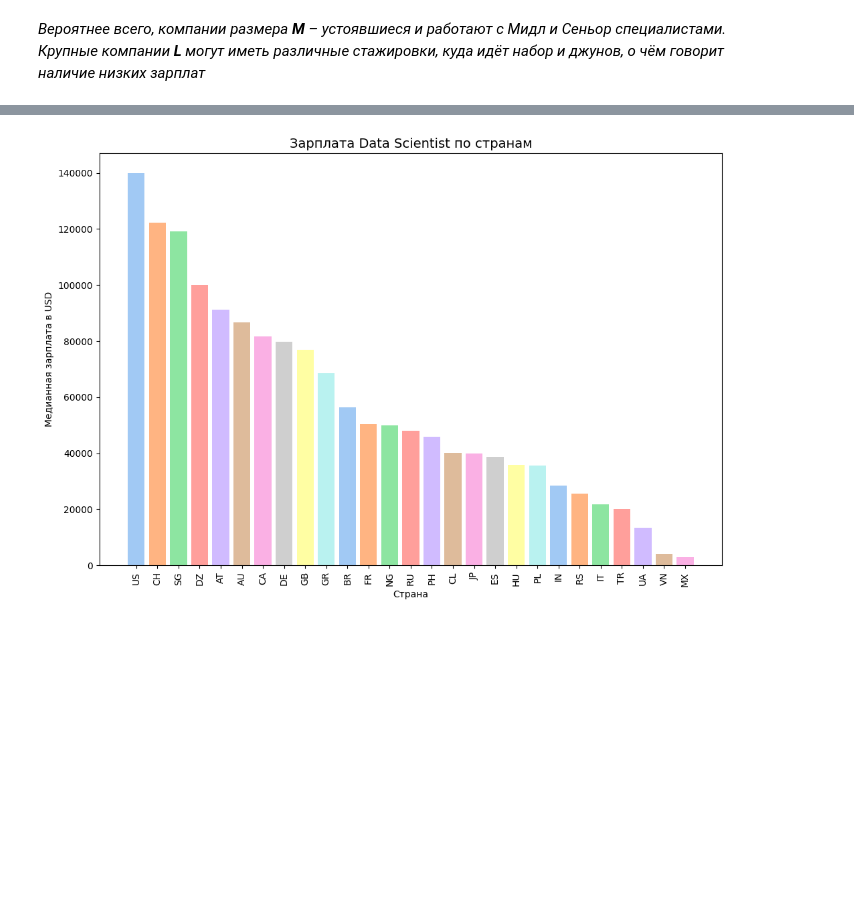
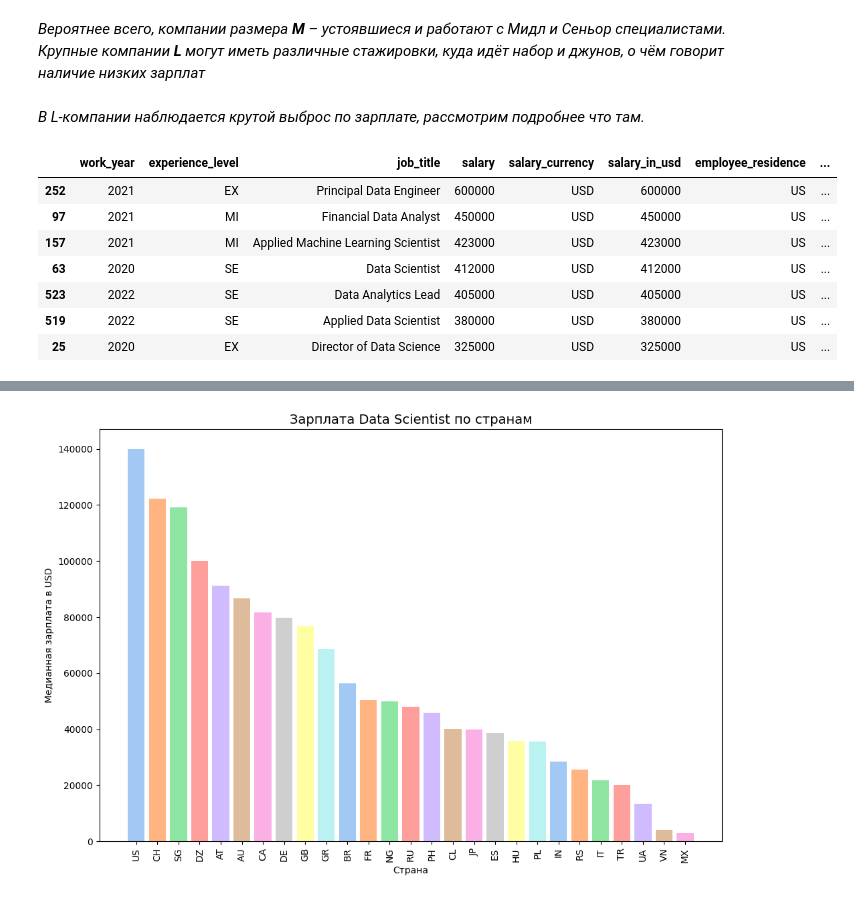
Before and after one commit to kjottboller/Python, a Jupyter notebook: Исследование данных HR-агенства.ipynb, the cells around one changed output, grey strips where cells are left out. Saved outputs shown, nothing was run; the diff lists cells and outputs as text; code cells hidden in the pictures; blank space fills up the shorter version.

```diff
--- a/Исследование данных HR-агенства.ipynb
+++ b/Исследование данных HR-агенства.ipynb
@@ -313,3 +313,17 @@ plt.show()
 [figure]
 # %% [markdown]
 *Вероятнее всего, компании размера **М** – устоявшиеся и работают с Мидл и Сеньор специалистами. Крупные компании **L** могут иметь различные стажировки, куда идёт набор и джунов, о чём говорит наличие низких зарплат*
+# %% [markdown]
+*В L-компании наблюдается крутой выброс по зарплате, рассмотрим подробнее что там.*
+# %%
+outliers_salary = data[data['company_size'] == 'L'].sort_values(by = 'salary_in_usd', ascending=False)
+outliers_salary.head(7)
+# %% [output]
+|  | work_year | experience_level | job_title | salary | salary_currency | salary_in_usd | employee_residence | ... |
+| 252 | 2021 | EX | Principal Data Engineer | 600000 | USD | 600000 | US | ... |
+| 97 | 2021 | MI | Financial Data Analyst | 450000 | USD | 450000 | US | ... |
+| 157 | 2021 | MI | Applied Machine Learning Scientist | 423000 | USD | 423000 | US | ... |
+| 63 | 2020 | SE | Data Scientist | 412000 | USD | 412000 | US | ... |
+| 523 | 2022 | SE | Data Analytics Lead | 405000 | USD | 405000 | US | ... |
+| 519 | 2022 | SE | Applied Data Scientist | 380000 | USD | 380000 | US | ... |
+| 25 | 2020 | EX | Director of Data Science | 325000 | USD | 325000 | US | ... |
```
Also changed, not shown: parts of 21 cells of this notebook.
